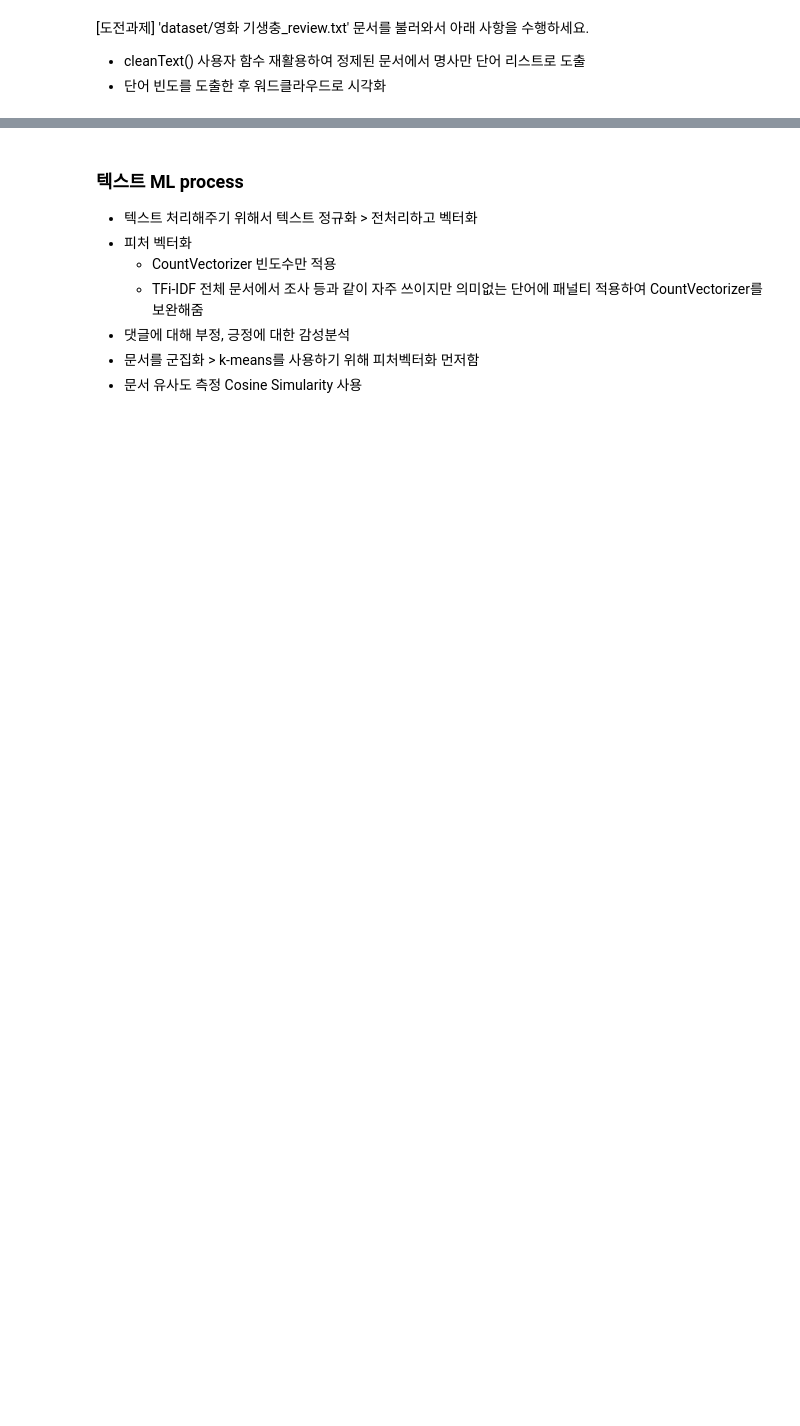
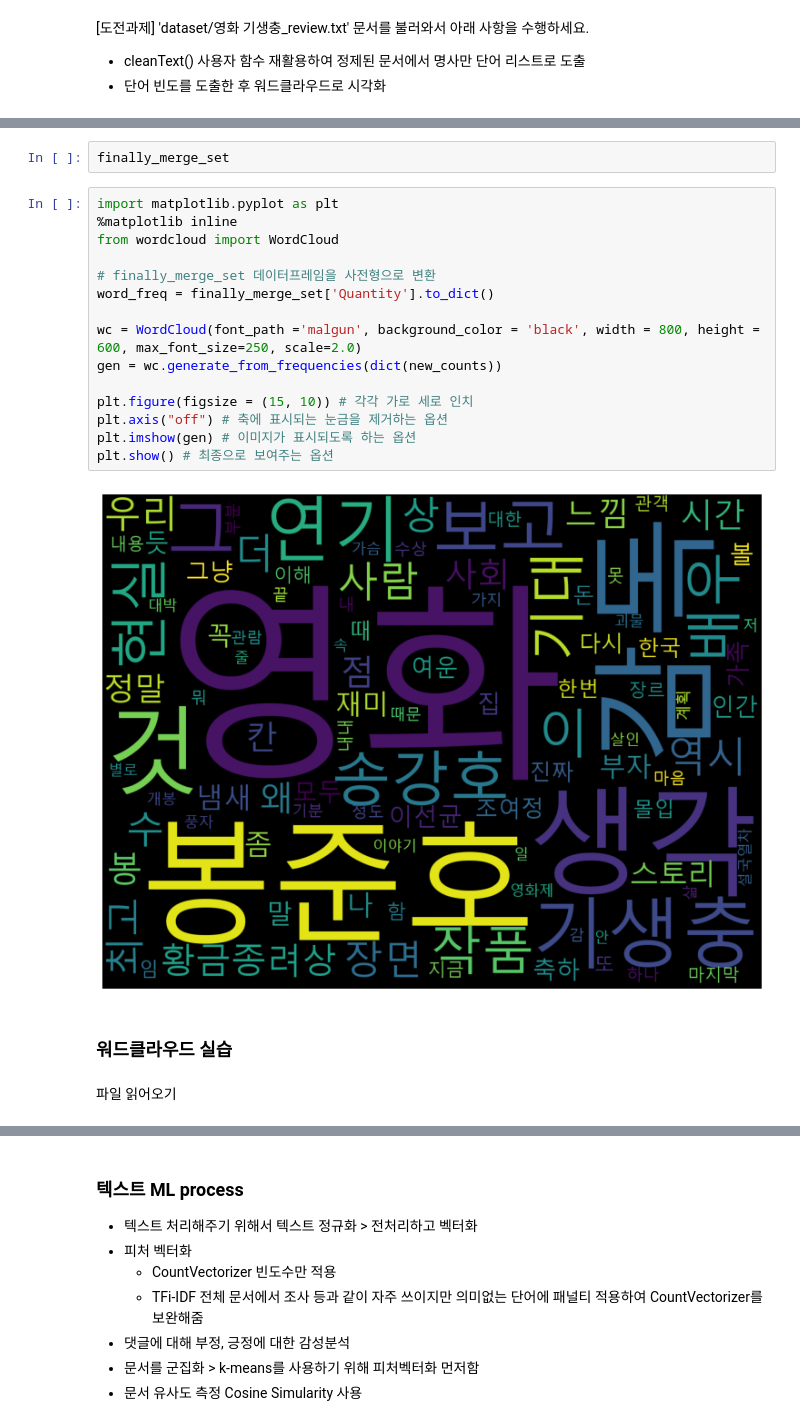
Before and after one commit to kkyxxn/curriculum, a Jupyter notebook: m8_머신러닝적용/ML_Text분석연습.ipynb, the cells around one changed output, grey strips where cells are left out. Cells and saved outputs as stored; diff of their text form; blank space fills up the shorter version.

```diff
--- a/m8_머신러닝적용/ML_Text분석연습.ipynb
+++ b/m8_머신러닝적용/ML_Text분석연습.ipynb
@@ -324,0 +459,23 @@ Successfully installed wordcloud-1.8.1
+# %%
+finally_merge_set
+# %%
+import matplotlib.pyplot as plt
+%matplotlib inline
+from wordcloud import WordCloud
+
+# finally_merge_set 데이터프레임을 사전형으로 변환
+word_freq = finally_merge_set['Quantity'].to_dict()
+
+wc = WordCloud(font_path ='malgun', background_color = 'black', width = 800, height = 600, max_font_size=250, scale=2.0)
+gen = wc.generate_from_frequencies(dict(new_counts))
+
+plt.figure(figsize = (15, 10)) # 각각 가로 세로 인치
+plt.axis("off") # 축에 표시되는 눈금을 제거하는 옵션
+plt.imshow(gen) # 이미지가 표시되도록 하는 옵션
+plt.show() # 최종으로 보여주는 옵션
+# %% [output]
+[figure, added]
+# %% [markdown]
+### 워드클라우드 실습
+# %% [markdown]
+파일 읽어오기
```
Also changed, not shown: parts of 56 cells of this notebook, 5 other files.
